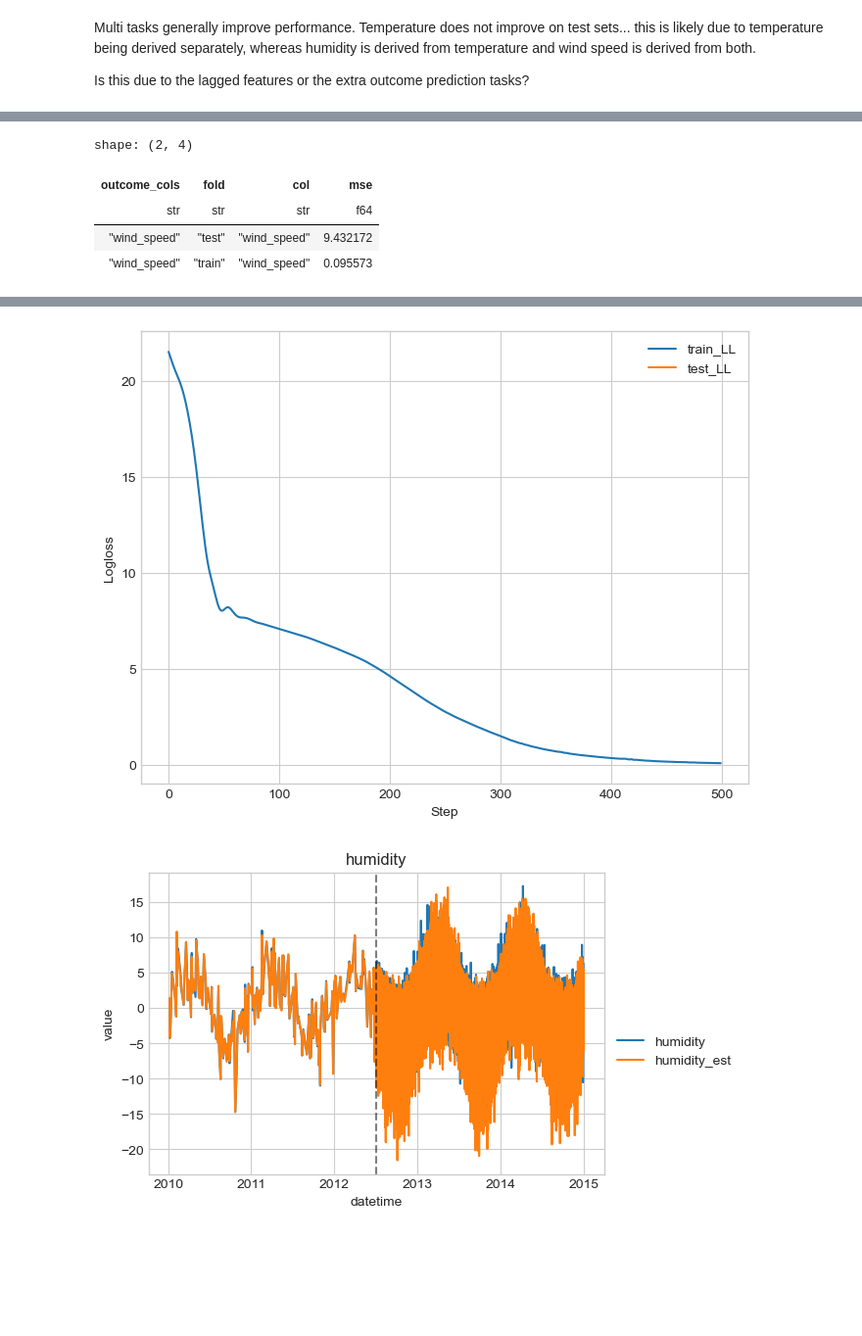
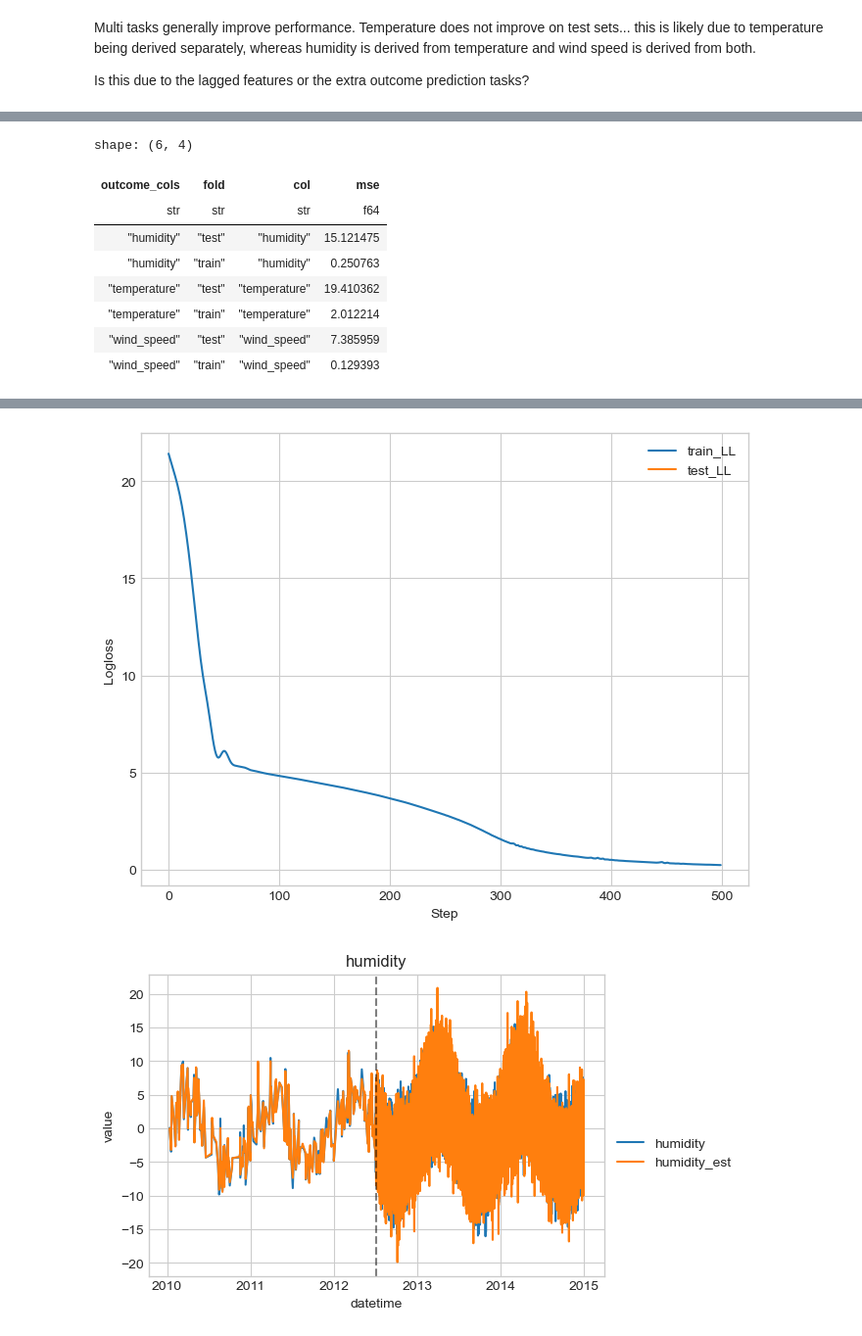
Before and after one commit to stanton119/data-analysis, a Jupyter notebook: neural_networks/fitting_multimodal_distributions/unfinished-multi_task_learning/multitask_learning_synthetic_data.ipynb, the cells around one changed output, grey strips where cells are left out. Shown at 98% size. Cells and saved outputs as stored; diff of their text form; code cells hidden in the pictures; blank space fills up the shorter version.

```diff
--- a/neural_networks/fitting_multimodal_distributions/unfinished-multi_task_learning/multitask_learning_synthetic_data.ipynb
+++ b/neural_networks/fitting_multimodal_distributions/unfinished-multi_task_learning/multitask_learning_synthetic_data.ipynb
@@ -338,7 +1021,7 @@ df_train.shape, df_test.shape
 # %%
 outcome_cols = ["temperature"]
 
-feature_cols = get_features_from_outcomes(outcome_cols)
+feature_cols = get_features_from_outcomes(df_lagged, outcome_cols)
 dataloader_train = dataloader_from_df(df_train, feature_cols, outcome_cols)
 dataloader_test = dataloader_from_df(df_test, feature_cols, outcome_cols)
 data_batch = next(iter(dataloader_train))
@@ -929,11 +1272,8 @@ outcome_groups = [
     ["temperature"],
 ]
 losses = []
-np.random.seed(0)
-df_train = (
-    df_lagged[: int(df_lagged.shape[0] * 0.5)].sample(frac=0.01).reset_index(drop=True)
-)
-df_test = df_lagged[int(df_lagged.shape[0] * 0.5) :].reset_index(drop=True)
+df_train = df_lagged[: int(df_lagged.shape[0] * 0.5)].sample(fraction=0.01, seed=0)
+df_test = df_lagged[int(df_lagged.shape[0] * 0.5) :]
 for outcome_cols in outcome_groups:
     loss_train, loss_test = loss_from_outcomes(
         outcome_cols=outcome_cols,
@@ -1030,11 +1370,8 @@ outcome_groups = [
     ["temperature", "humidity", "wind_speed"],
 ]
 losses = []
-np.random.seed(0)
-df_train = (
-    df_lagged[: int(df_lagged.shape[0] * 0.5)].sample(frac=0.01).reset_index(drop=True)
-)
-df_test = df_lagged[int(df_lagged.shape[0] * 0.5) :].reset_index(drop=True)
+df_train = df_lagged[: int(df_lagged.shape[0] * 0.5)].sample(fraction=0.01, seed=0)
+df_test = df_lagged[int(df_lagged.shape[0] * 0.5) :]
 for outcome_cols in outcome_groups:
     loss_train, loss_test = loss_from_outcomes(
         outcome_cols=outcome_cols,
@@ -1046,7 +1383,7 @@ for outcome_cols in outcome_groups:
         df_train=df_train,
         df_test=df_test,
         debug=True,
-        epochs=500
+        epochs=500,
     )
     losses.extend(
         [
@@ -1062,7 +1399,9 @@ for outcome_cols in outcome_groups:
     )
 
 losses_combined_model = pl.DataFrame(losses)
-losses_combined_model.sort(["col", "fold", "outcome_cols"]).filter(pl.col("col") == "wind_speed")
+losses_combined_model.sort(["col", "fold", "outcome_cols"]).filter(
+    pl.col("col") == "wind_speed"
+)
 # %% [output]
 GPU available: True (mps), used: True
 TPU available: False, using: 0 TPU cores
@@ -1133,16 +1472,13 @@ outcome_groups = [
     ["wind_speed"],
 ]
 losses = []
-np.random.seed(0)
-df_train = (
-    df_lagged[: int(df_lagged.shape[0] * 0.5)].sample(frac=0.01).reset_index(drop=True)
-)
-df_test = df_lagged[int(df_lagged.shape[0] * 0.5) :].reset_index(drop=True)
+df_train = df_lagged[: int(df_lagged.shape[0] * 0.5)].sample(fraction=0.01, seed=0)
+df_test = df_lagged[int(df_lagged.shape[0] * 0.5) :]
 for outcome_cols in outcome_groups:
     loss_train, loss_test = loss_from_outcomes(
         outcome_cols=outcome_cols,
         feature_cols=get_features_from_outcomes(
-            ["temperature", "humidity", "wind_speed"]
+            df_train, ["temperature", "humidity", "wind_speed"]
         ),
         model_callable=lambda feature_cols, outcome_cols: SimpleMLP(
             input_dim=len(feature_cols),
@@ -1215,8 +1551,12 @@ HPU available: False, using: 0 HPUs
 1.9 K     Total params
 0.008     Total estimated model params size (MB)
 `Trainer.fit` stopped: `max_epochs=500` reached.
-shape: (2, 4)
+shape: (6, 4)
 | outcome_cols | fold | col | mse |
 | str | str | str | f64 |
-| "wind_speed" | "test" | "wind_speed" | 9.432172 |
-| "wind_speed" | "train" | "wind_speed" | 0.095573 |
+| "humidity" | "test" | "humidity" | 15.121475 |
+| "humidity" | "train" | "humidity" | 0.250763 |
+| "temperature" | "test" | "temperature" | 19.410362 |
+| "temperature" | "train" | "temperature" | 2.012214 |
+| "wind_speed" | "test" | "wind_speed" | 7.385959 |
+| "wind_speed" | "train" | "wind_speed" | 0.129393 |
@@ -1225,2 +1565,2 @@ shape: (2, 4)
-[figure, old version]
+[figure, new version]
-[figure, old version]
+[figure, new version]
```
Also changed, not shown: parts of 67 cells of this notebook.
